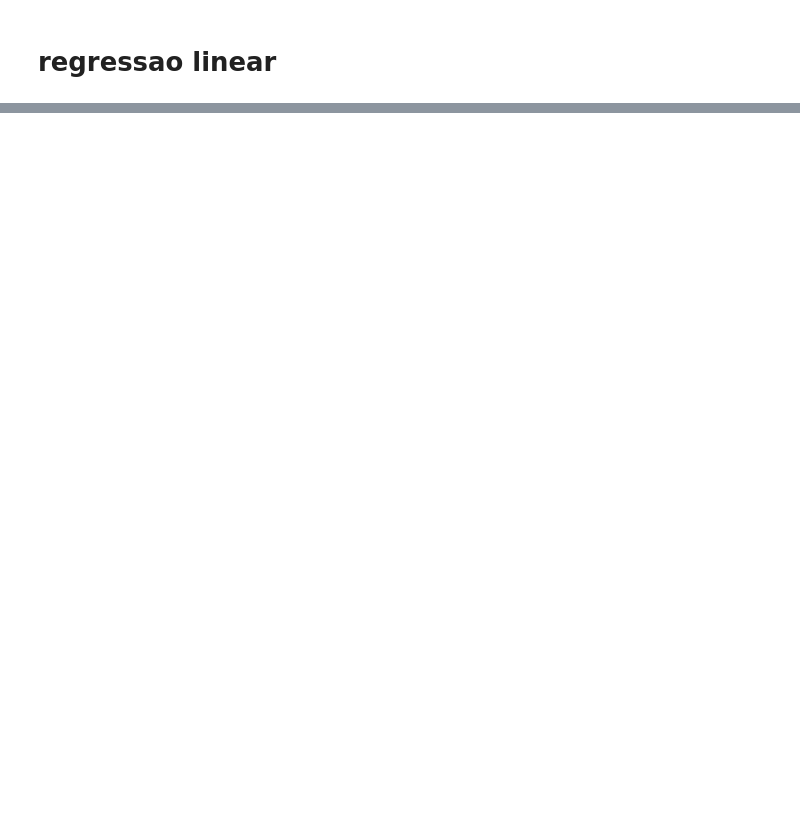
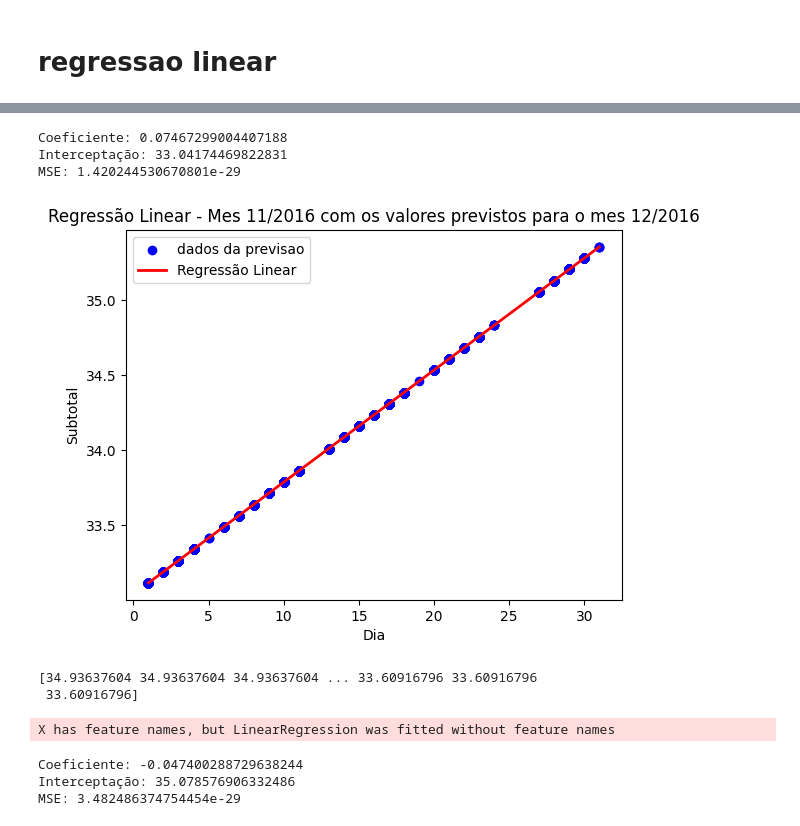
Before and after one commit to alyssonrafael/Project_bigdata, a Jupyter notebook: codigo_01.ipynb, the cells around one changed output, grey strips where cells are left out. Drawn from its saved outputs; the diff is of its cells as text; code cells hidden in the pictures; blank space fills up the shorter version.

```diff
--- a/codigo_01.ipynb
+++ b/codigo_01.ipynb
@@ -298,0 +437,76 @@ plt.show()
+# %%
+# Definir as variáveis independentes e dependentes
+X = X_novo  # Coluna de data como variável independente
+y = previsao # Coluna de subtotal como variável dependente
+
+# Ajustar o modelo aos dados
+modelo.fit(X, y)
+
+# Realizar previsões
+y_pred = modelo.predict(X)
+
+# Imprimir os resultados
+print("Coeficiente:", modelo.coef_[0])
+print("Interceptação:", modelo.intercept_)
+print("MSE:", mean_squared_error(y, y_pred))
+# %% [output]
+Coeficiente: 0.07467299004407188
+Interceptação: 33.04174469822831
+MSE: 1.420244530670801e-29
+# %%
+# Plotar o gráfico de dispersão dos dados originais
+plt.scatter(X, y, color='blue', label='dados da previsao')
+
+# Plotar a linha da regressão
+plt.plot(X, y_pred, color='red', linewidth=2, label='Regressão Linear')
+
+# Definir rótulos e título do gráfico
+plt.xlabel('Dia')
+plt.ylabel('Subtotal')
+plt.title('Regressão Linear - Mes 11/2016 com os valores previstos para o mes 12/2016')
+
+# Adicionar legenda
+plt.legend()
+
+# Exibir o gráfico
+plt.show()
+# %% [output]
+[figure, added]
+# %%
+# Separar as variáveis independentes (dia) e a variável dependente (subtotal)
+X = mes_12_2016['dia'].values.reshape(-1,1)
+Y = mes_12_2016['subtotal']
+
+# Criar e ajustar um modelo de regressão linear
+modelo = LinearRegression()
+modelo.fit(X, Y)
+
+# Fazer previsões com base no modelo ajustado
+X_novo = pd.DataFrame(mes_01_2017['dia'])
+previsao = modelo.predict(X_novo)# aqui no caso novos subtotais
+
+# Exibir as previsões
+print(previsao)
+# %% [output]
+[34.93637604 34.93637604 34.93637604 ... 33.60916796 33.60916796
+ 33.60916796]
+X has feature names, but LinearRegression was fitted without feature names
+# %%
+# Definir as variáveis independentes e dependentes
+X = X_novo  # Coluna de data como variável independente
+y = previsao # Coluna de subtotal como variável dependente
+
+# Ajustar o modelo aos dados
+modelo.fit(X, y)
+
+# Realizar previsões
+y_pred = modelo.predict(X)
+
+# Imprimir os resultados
+print("Coeficiente:", modelo.coef_[0])
+print("Interceptação:", modelo.intercept_)
+print("MSE:", mean_squared_error(y, y_pred))
+# %% [output]
+Coeficiente: -0.047400288729638244
+Interceptação: 35.078576906332486
+MSE: 3.482486374754454e-29
```
Also changed, not shown: parts of 50 cells of this notebook, 1 other file.
